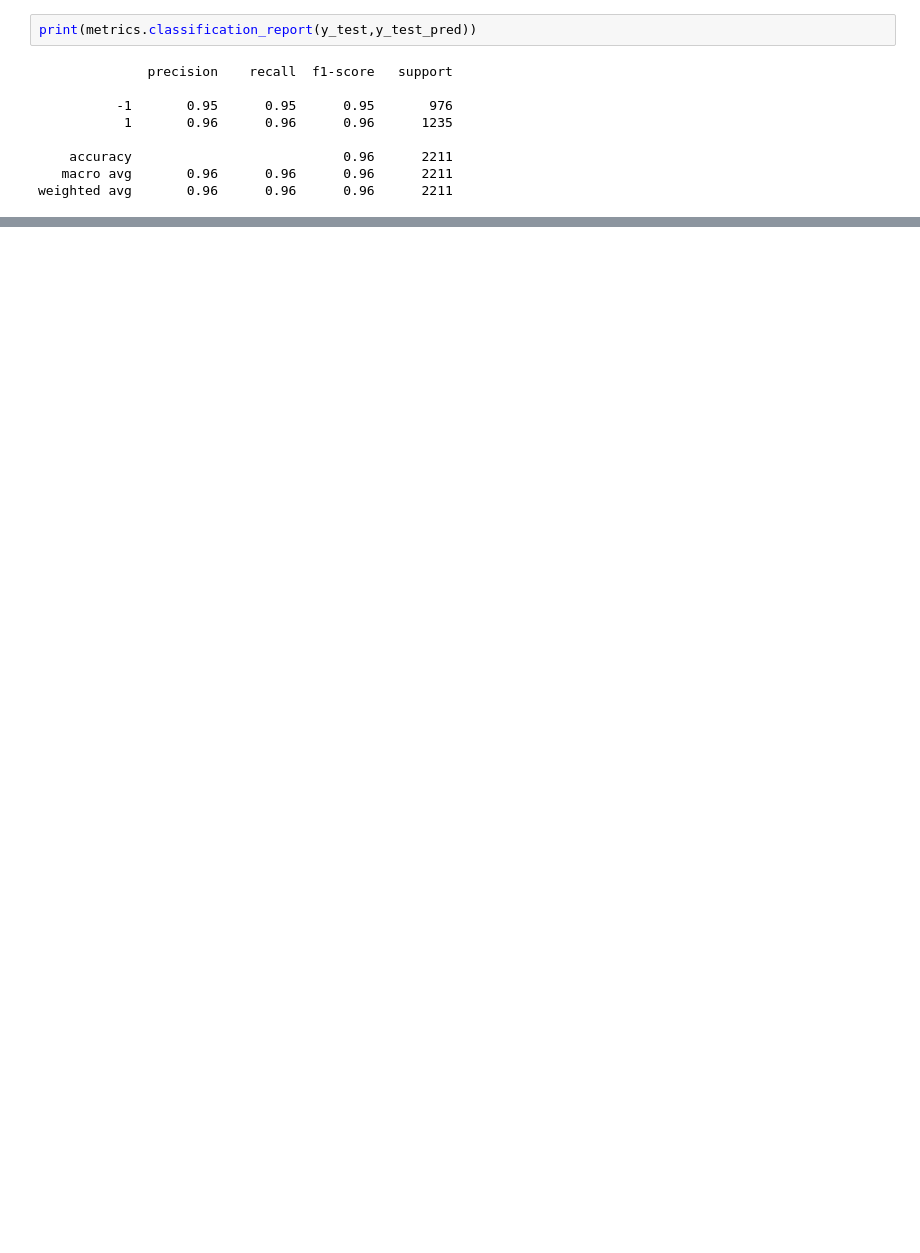
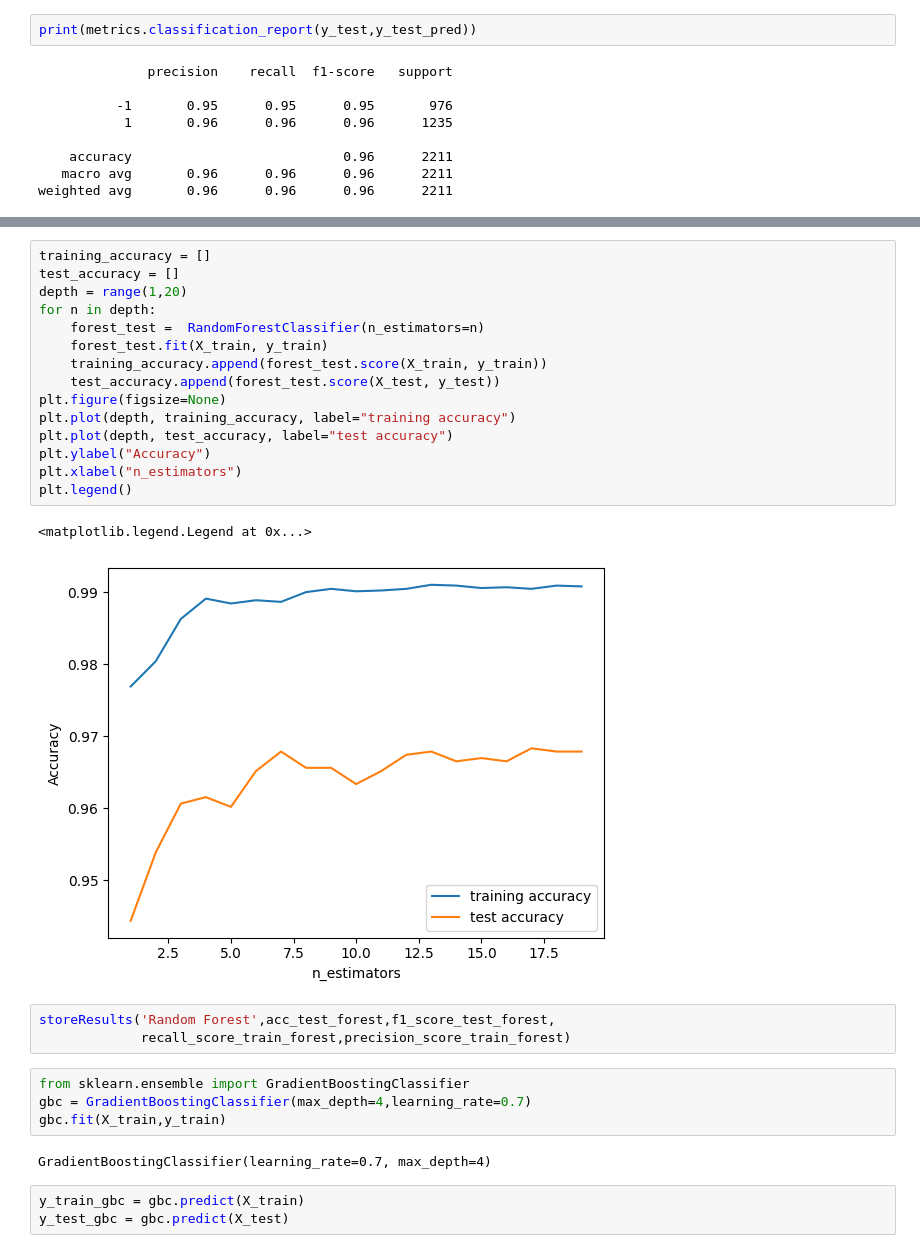
Before and after one commit to Akhil9648/Python, a Jupyter notebook: ML_Projects/Phising_url_detector.ipynb, the cells around one changed output, grey strips where cells are left out. Saved outputs shown, nothing was run; the diff lists cells and outputs as text; blank space fills up the shorter version.

```diff
--- a/ML_Projects/Phising_url_detector.ipynb
+++ b/ML_Projects/Phising_url_detector.ipynb
@@ -212,0 +467,30 @@ weighted avg       0.96      0.96      0.96      2211
+# %%
+training_accuracy = []
+test_accuracy = []
+depth = range(1,20)
+for n in depth:
+    forest_test =  RandomForestClassifier(n_estimators=n)
+    forest_test.fit(X_train, y_train)
+    training_accuracy.append(forest_test.score(X_train, y_train))
+    test_accuracy.append(forest_test.score(X_test, y_test))
+plt.figure(figsize=None)
+plt.plot(depth, training_accuracy, label="training accuracy")
+plt.plot(depth, test_accuracy, label="test accuracy")
+plt.ylabel("Accuracy")
+plt.xlabel("n_estimators")
+plt.legend()
+# %% [output]
+<matplotlib.legend.Legend at 0x...>
+[figure, added]
+# %%
+storeResults('Random Forest',acc_test_forest,f1_score_test_forest,
+             recall_score_train_forest,precision_score_train_forest)
+# %%
+from sklearn.ensemble import GradientBoostingClassifier
+gbc = GradientBoostingClassifier(max_depth=4,learning_rate=0.7)
+gbc.fit(X_train,y_train)
+# %% [output]
+GradientBoostingClassifier(learning_rate=0.7, max_depth=4)
+# %%
+y_train_gbc = gbc.predict(X_train)
+y_test_gbc = gbc.predict(X_test)
```
Also changed, not shown: parts of 31 cells of this notebook, 1 other file.
